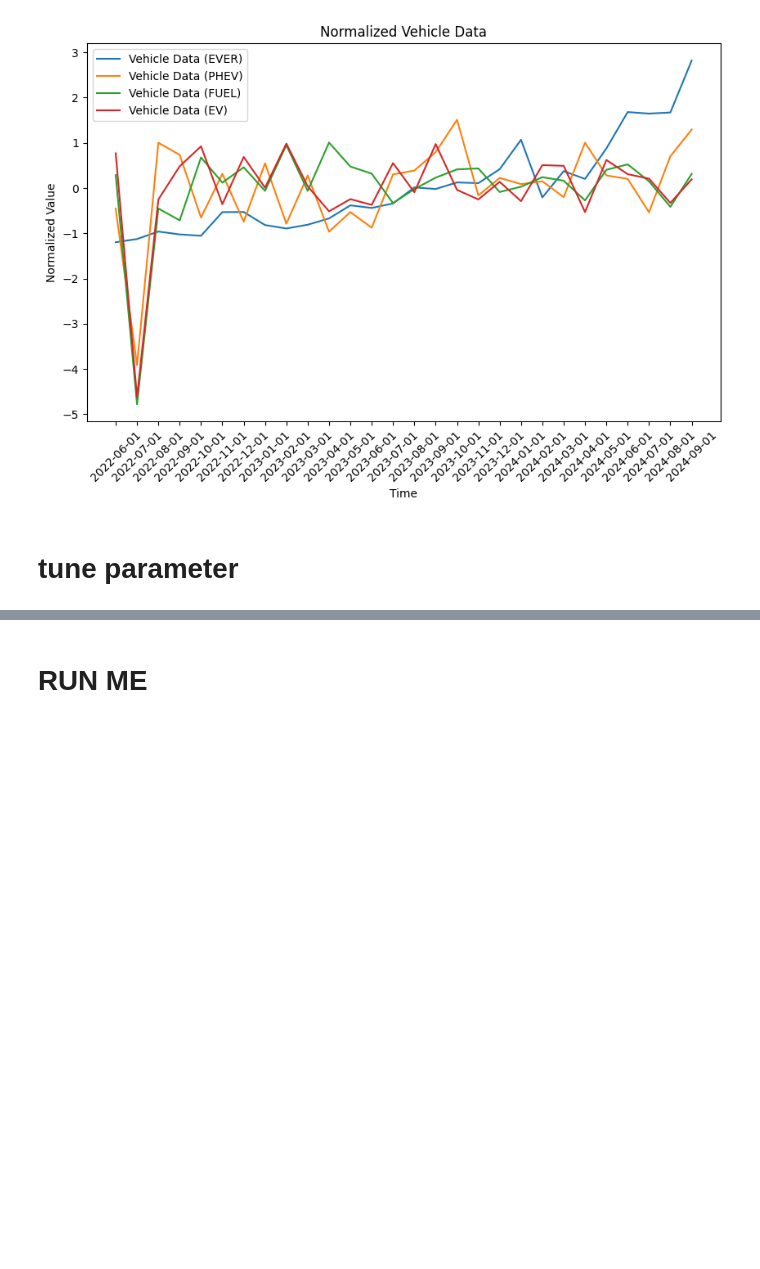
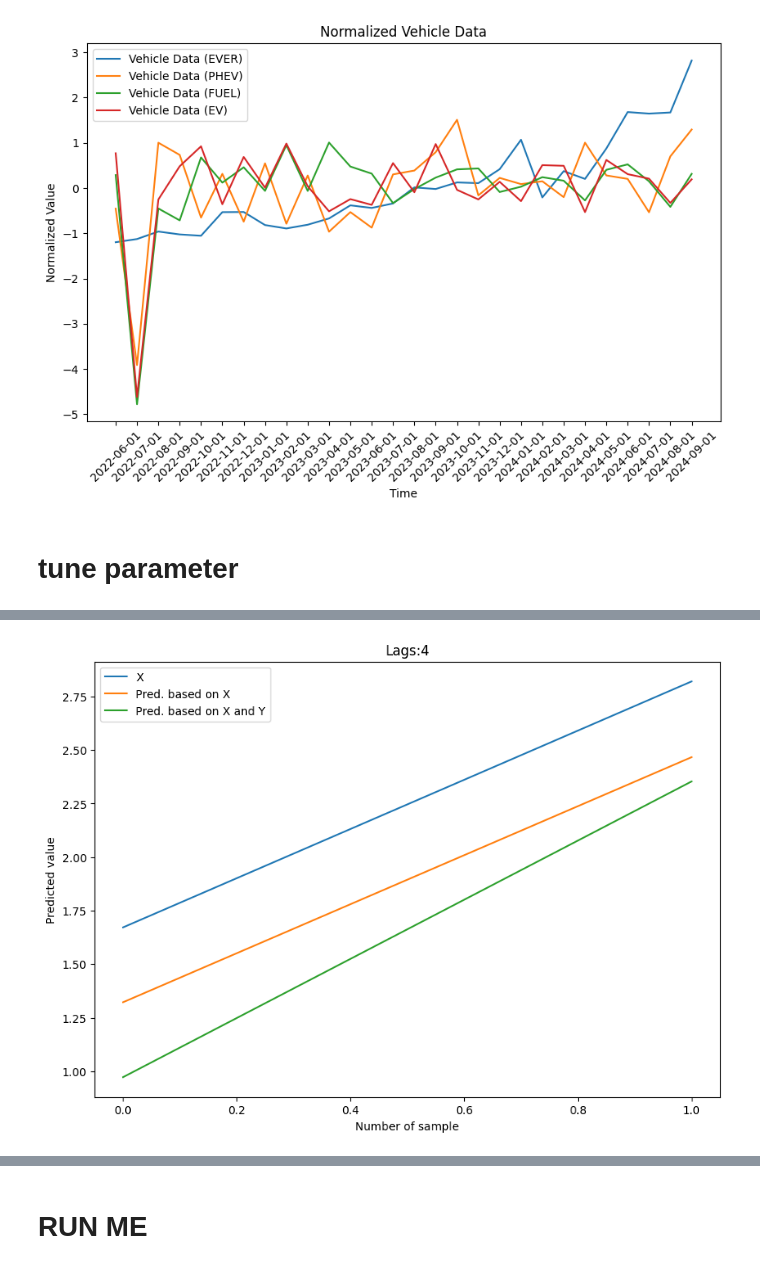
Before and after one commit to iamzhentang/causal, a Jupyter notebook: Nonlincausality/my_usage.ipynb, the cells around one changed output, grey strips where cells are left out. Cells and saved outputs as stored; diff of their text form; code cells hidden in the pictures; blank space fills up the shorter version.

```diff
--- a/Nonlincausality/my_usage.ipynb
+++ b/Nonlincausality/my_usage.ipynb
@@ -155,7 +174,7 @@ plt.show()
 # %%
 #%% Test in case of presence of the causality
 
-lags = [2]
+lags = [4]
 # 60%-train, 20%-validation, 20%-test
 # switch emission and vehicle data, X is vehicle data, Y is emission data
 data_train = merged_data_n[:16, [1, 0]]
@@ -211,18 +230,34 @@ logging.debug(data_train)
 #     verbose=True,
 #     plot=True,
 # )
+# results = nlc.nonlincausalityNN(
+#     x=data_train,
+#     maxlag=lags,
+#     NN_config=['g', 'l', 'd'],  # 使用GRU和LSTM的组合
+#     NN_neurons=[256, 128, 64],  # 增大网络容量
+#     x_test=data_test,
+#     run=5,  # 增加运行次数提高稳定性
+#     epochs_num=[400, 300],  # 进一步增加训练轮数
+#     learning_rate=[0.01, 0.001],  # 提高初始学习率
+#     batch_size_num=4,  # 减小batch size
+#     x_val=data_val,
+#     reg_alpha=0,  # 移除L2正则化
+#     callbacks=None,
+#     verbose=True,
+#     plot=True,
+# )
 results = nlc.nonlincausalityNN(
     x=data_train,
     maxlag=lags,
-    NN_config=['g', 'l', 'd'],  # 使用GRU和LSTM的组合
-    NN_neurons=[256, 128, 64],  # 增大网络容量
+    NN_config=['g', 'dr'],  # 使用GRU和LSTM的组合
+    NN_neurons=[181, 0.10039621206592916],  # 增大网络容量
     x_test=data_test,
-    run=5,  # 增加运行次数提高稳定性
-    epochs_num=[400, 300],  # 进一步增加训练轮数
-    learning_rate=[0.01, 0.001],  # 提高初始学习率
+    run=4,  # 增加运行次数提高稳定性
+    epochs_num=[123, 34],  # 进一步增加训练轮数
+    learning_rate=[0.00869299151113955, 0.0003550304858128307],  # 提高初始学习率
     batch_size_num=4,  # 减小batch size
     x_val=data_val,
-    reg_alpha=0,  # 移除L2正则化
+    reg_alpha=0.004835952776465951,  # L2正则化
     callbacks=None,
     verbose=True,
     plot=True,
@@ -265,3 +358,4 @@ Error:
+[figure, added]
 # %%
 #%% Example of obtaining the results
 
```
Also changed, not shown: parts of 4 cells of this notebook, 1 other file.
